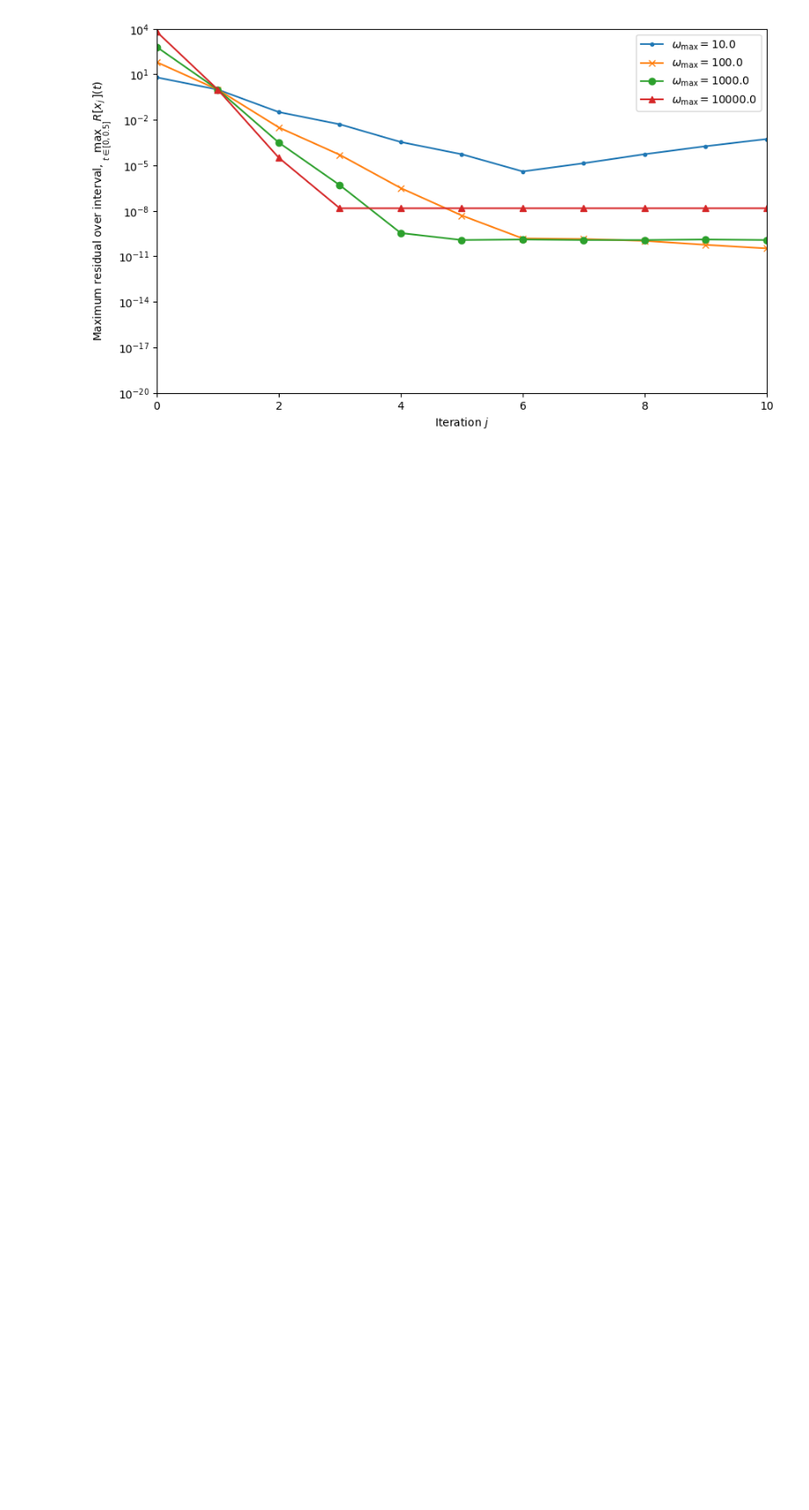
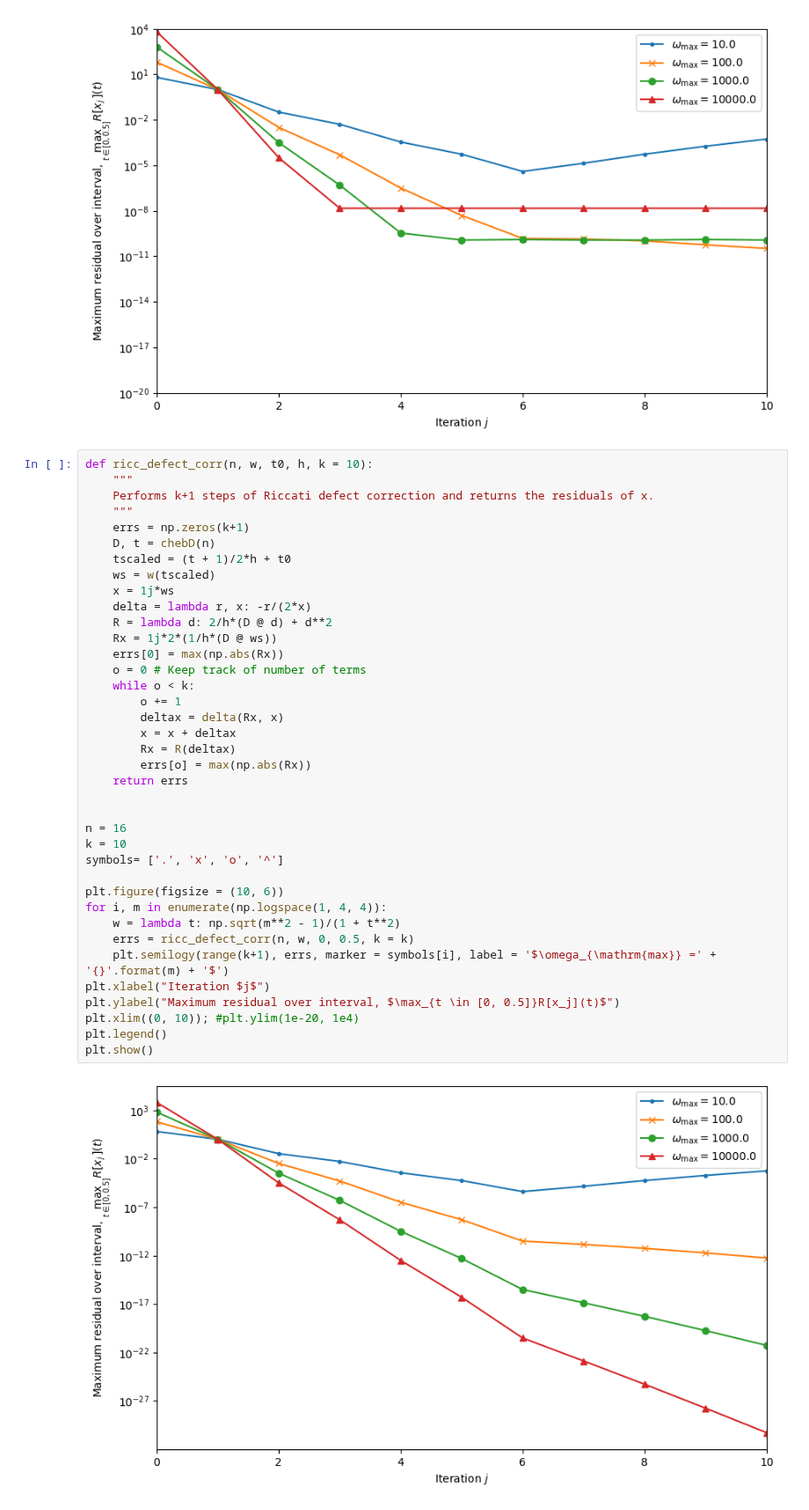
Before and after one commit to cu-comptools/fall2024, a Jupyter notebook: ODEs_3_asymptotic.ipynb, the cells around one changed output. Shown at 88% size. Saved outputs shown, nothing was run; the diff lists cells and outputs as text; blank space fills up the shorter version.

```diff
--- a/ODEs_3_asymptotic.ipynb
+++ b/ODEs_3_asymptotic.ipynb
@@ -402,3 +419,43 @@ plt.legend()
 plt.show()
 # %% [output]
 [figure]
+# %%
+def ricc_defect_corr(n, w, t0, h, k = 10):
+    """
+    Performs k+1 steps of Riccati defect correction and returns the residuals of x.
+    """
+    errs = np.zeros(k+1)
+    D, t = chebD(n)
+    tscaled = (t + 1)/2*h + t0
+    ws = w(tscaled)
+    x = 1j*ws
+    delta = lambda r, x: -r/(2*x)
+    R = lambda d: 2/h*(D @ d) + d**2
+    Rx = 1j*2*(1/h*(D @ ws))
+    errs[0] = max(np.abs(Rx))
+    o = 0 # Keep track of number of terms
+    while o < k:
+        o += 1
+        deltax = delta(Rx, x)
+        x = x + deltax
+        Rx = R(deltax)
+        errs[o] = max(np.abs(Rx))
+    return errs
+
+
+n = 16
+k = 10
+symbols= ['.', 'x', 'o', '^']
+
+plt.figure(figsize = (10, 6))
+for i, m in enumerate(np.logspace(1, 4, 4)):
+    w = lambda t: np.sqrt(m**2 - 1)/(1 + t**2)
+    errs = ricc_defect_corr(n, w, 0, 0.5, k = k)
+    plt.semilogy(range(k+1), errs, marker = symbols[i], label = '$\omega_{\mathrm{max}} =' + '{}'.format(m) + '$')
+plt.xlabel("Iteration $j$")
+plt.ylabel("Maximum residual over interval, $\max_{t \in [0, 0.5]}R[x_j](t)$")
+plt.xlim((0, 10)); #plt.ylim(1e-20, 1e4)
+plt.legend()
+plt.show()
+# %% [output]
+[figure, added]
```
Also changed, not shown: parts of 1 cell of this notebook, 1 other file.
